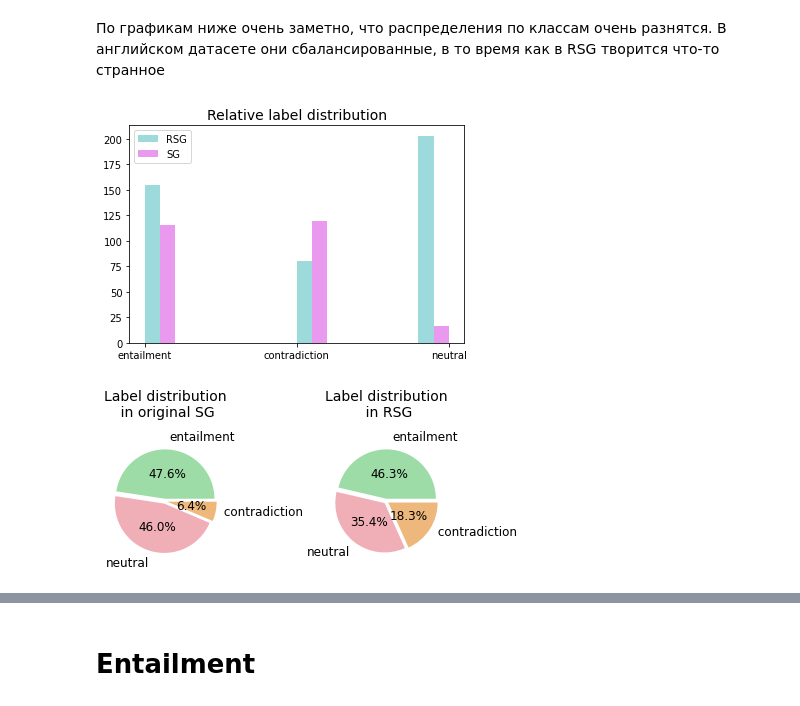
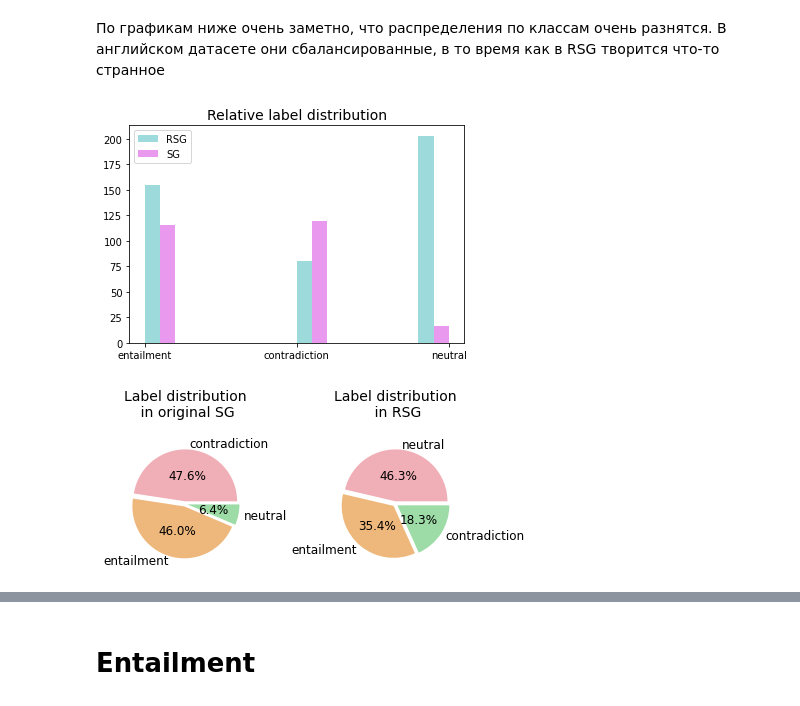
Before and after one commit to tatiana-iazykova/2020_HACK_RUSSIANSUPERGLUE, a Jupyter notebook: RSG_RCB.ipynb, the cells around one changed output, grey strips where cells are left out. Saved outputs shown, nothing was run; the diff lists cells and outputs as text; code cells hidden in the pictures.

Commit message:
Добавлена часть про частотные словари, поправлены pie chart'ы

```diff
--- a/RSG_RCB.ipynb
+++ b/RSG_RCB.ipynb
@@ -138,27 +136,26 @@ Name: label, dtype: int64
 # %%
 plt.title('Relative label distribution', fontsize=14)
 plt.hist(x = [df['label'], df_en['label']], color=["#9ddadc", "#e99aee"], label=['RSG','SG'], rwidth = 50)
 plt.legend(loc='best')
 plt.show()
 print()
 
 plt.subplot(1,2,1)
-labels = ['entailment\n', '\nneutral', ' contradiction']
-colours = {'entailment\n': '#9ddca6', '\nneutral': '#f0afb6', ' contradiction': '#eeb87c'}
+colours = {'#9ddca6', '#f0afb6', '#eeb87c'}
 
 plt.title('Label distribution\n in original SG\n', fontsize=14)
-plt.pie(df_en['label'].value_counts(), autopct="%.1f%%", explode=[0.05]*3, labels=labels, pctdistance=0.5, textprops = dict(fontsize = 12), colors=[colours[key] for key in labels])
+plt.pie(df_en['label'].value_counts(), autopct="%.1f%%", explode=[0.05]*3, labels=df_en['label'].value_counts().keys(), pctdistance=0.5, textprops = dict(fontsize = 12), colors=colours)
 
 plt.subplot(1,2,2)
 
 plt.title('Label distribution\n in RSG\n', fontsize=14)
-plt.pie(df['label'].value_counts(), autopct="%.1f%%", explode=[0.05]*3, labels=labels, pctdistance=0.5, textprops = dict(fontsize = 12), colors=[colours[key] for key in labels])
+plt.pie(df['label'].value_counts(), autopct="%.1f%%", explode=[0.05]*3, labels=df['label'].value_counts().keys(), pctdistance=0.5, textprops = dict(fontsize = 12), colors=colours)
 
 plt.tight_layout()
 plt.show()
 # %% [output]
 [figure]
-[figure, old version]
+[figure, new version]
 # %%
 df.head(6)
 # %% [output]
```
Also changed, not shown: parts of 13 cells of this notebook.
